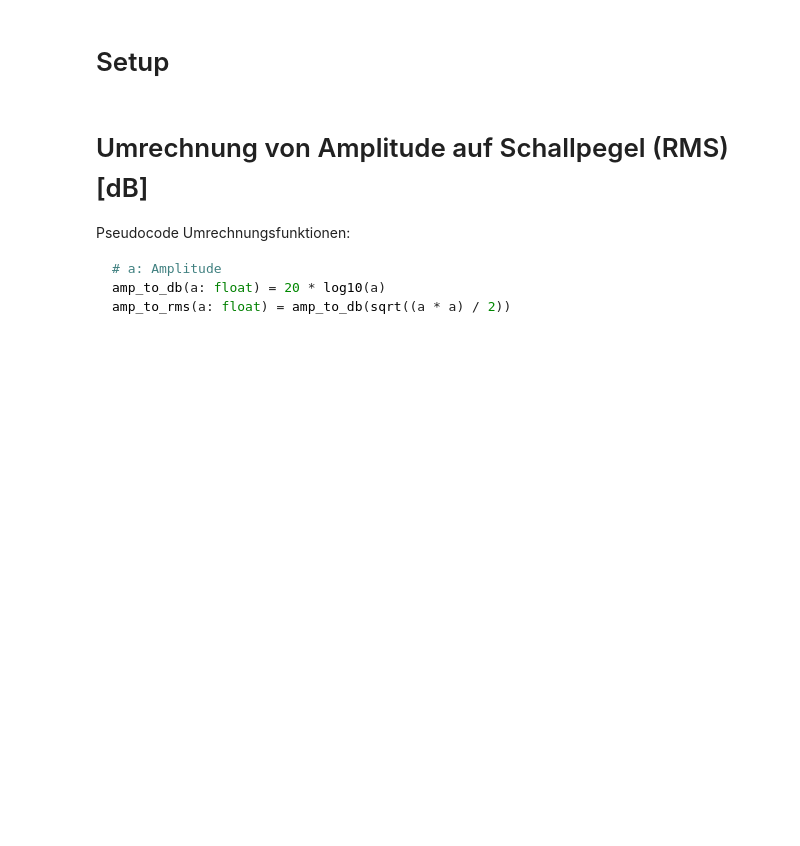
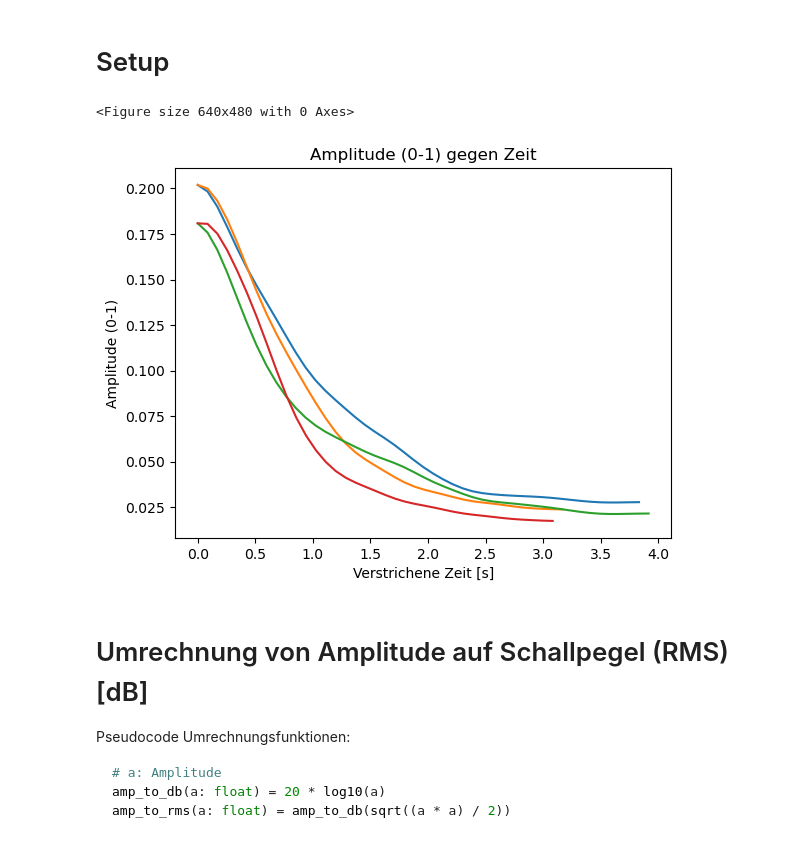
Before and after one commit to vexplained/JugendForscht2022, a Jupyter notebook: programming/python-analysis/audio-processor_raw_singles.ipynb, the cells around one changed output. Cells and saved outputs as stored; diff of their text form; code cells hidden in the pictures; blank space fills up the shorter version.

```diff
--- a/programming/python-analysis/audio-processor_raw_singles.ipynb
+++ b/programming/python-analysis/audio-processor_raw_singles.ipynb
@@ -23,17 +23,22 @@ import configuration as cfg
 # %%
 # Import serialized symmetrical list to file
 def import_list_binary(filename: str):
     with open(filename + '.dat', 'rb') as fd:
         list = pickle.load(fd)
     return list
 
 
 # left channel, part a and b
 # right channel
 avg_la = import_list_binary("data/hyperbolic_raw_data_la")
 avg_lb = import_list_binary("data/hyperbolic_raw_data_lb")
 avg_ra = import_list_binary("data/hyperbolic_raw_data_ra")
 avg_rb = import_list_binary("data/hyperbolic_raw_data_rb")
+
+plotting_util.plot_4_curves__vs_time(avg_la, avg_lb, avg_ra, avg_rb, cfg.averaging_resolution, "Amplitude (0-1)")
+# %% [output]
+<Figure size 640x480 with 0 Axes>
+[figure, added]
 # %% [markdown]
 # Umrechnung von Amplitude auf Schallpegel (RMS) \[dB\]
 
```
Also changed, not shown: parts of 4 cells of this notebook, 56 other files.
